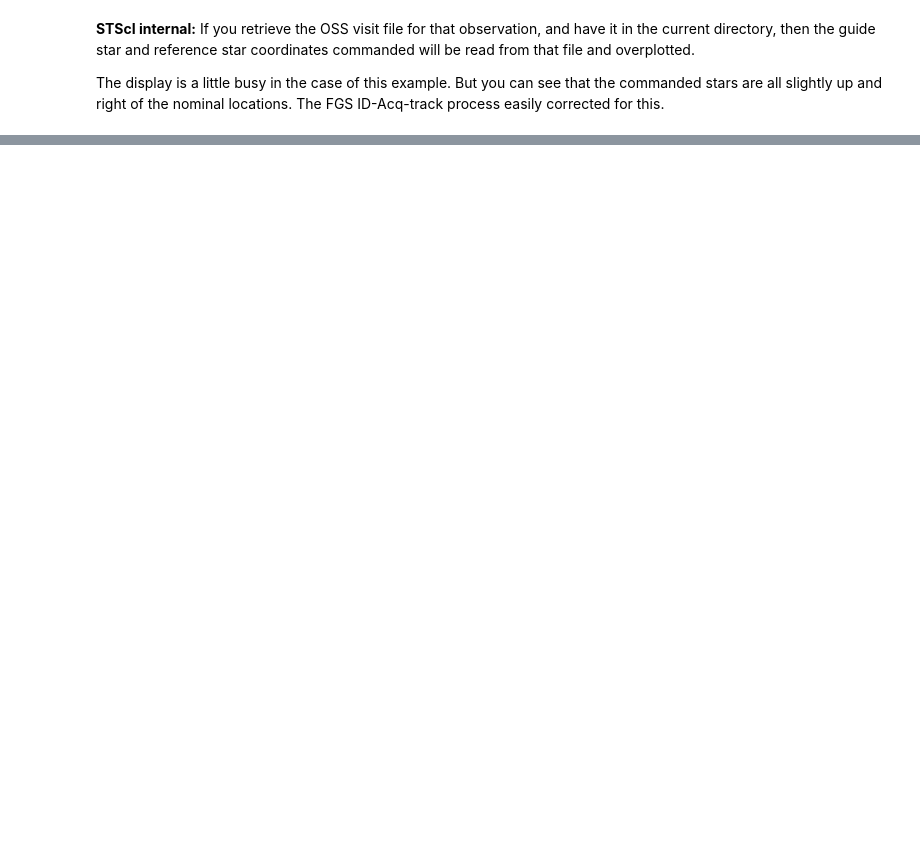
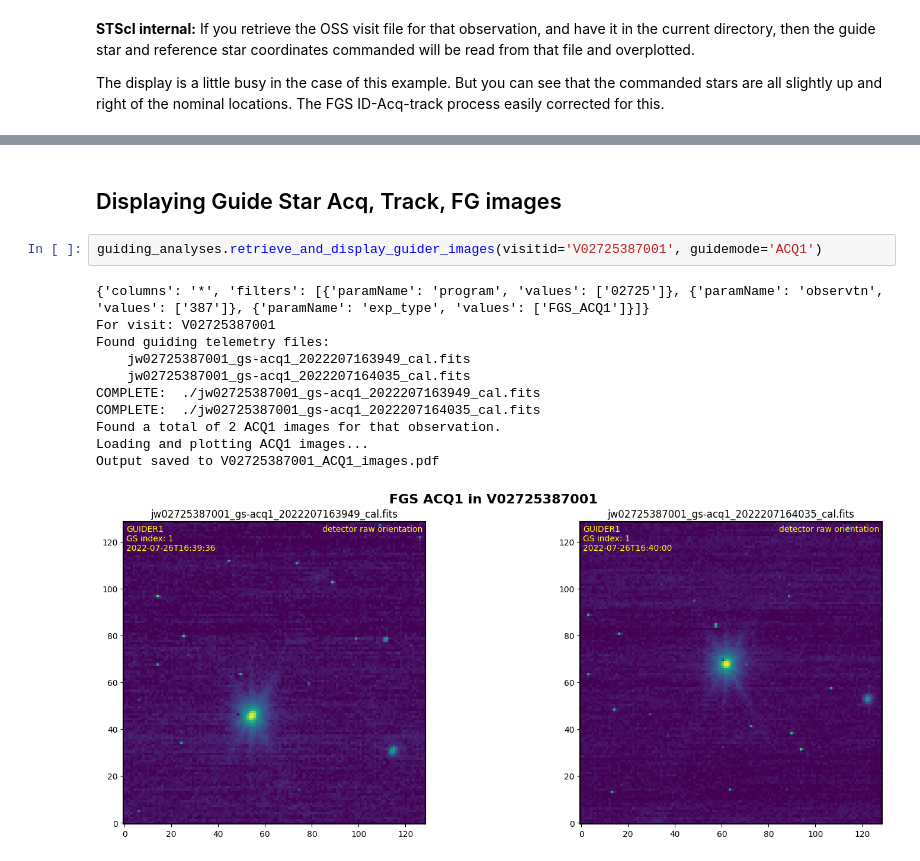
Before and after one commit to mperrin/misc_jwst, a Jupyter notebook: notebooks/Examining_JWST_Guiding_Performance_Data.ipynb, the cells around one changed output, grey strips where cells are left out. Drawn from its saved outputs; the diff is of its cells as text; blank space fills up the shorter version.

```diff
--- a/notebooks/Examining_JWST_Guiding_Performance_Data.ipynb
+++ b/notebooks/Examining_JWST_Guiding_Performance_Data.ipynb
@@ -100,3 +96,19 @@ Output saved to V02725387001_ID_images.pdf
+# %% [markdown]
+## Displaying Guide Star Acq, Track, FG images
+# %%
+guiding_analyses.retrieve_and_display_guider_images(visitid='V02725387001', guidemode='ACQ1')
+# %% [output]
+{'columns': '*', 'filters': [{'paramName': 'program', 'values': ['02725']}, {'paramName': 'observtn', 'values': ['387']}, {'paramName': 'exp_type', 'values': ['FGS_ACQ1']}]}
+For visit: V02725387001
+Found guiding telemetry files:
+    jw02725387001_gs-acq1_2022207163949_cal.fits
+    jw02725387001_gs-acq1_2022207164035_cal.fits
+COMPLETE:  ./jw02725387001_gs-acq1_2022207163949_cal.fits
+COMPLETE:  ./jw02725387001_gs-acq1_2022207164035_cal.fits
+Found a total of 2 ACQ1 images for that observation.
+Loading and plotting ACQ1 images...
+Output saved to V02725387001_ACQ1_images.pdf
+[figure, added]
 # %% [markdown]
 ## About this notebook
 
```
Also changed, not shown: parts of 8 cells of this notebook, 1 other file.
